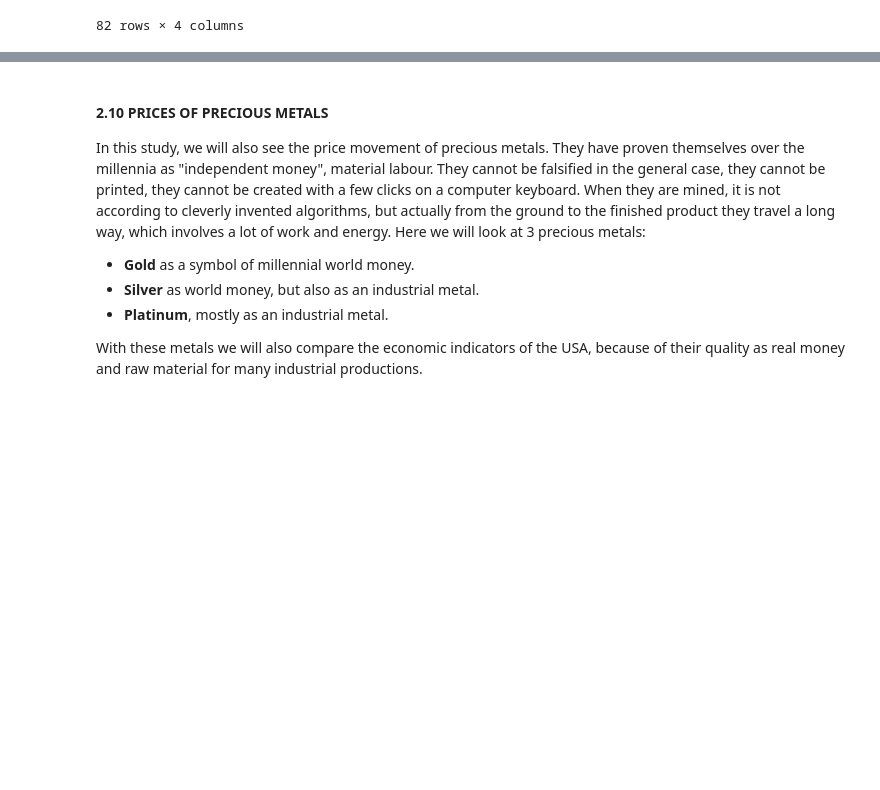
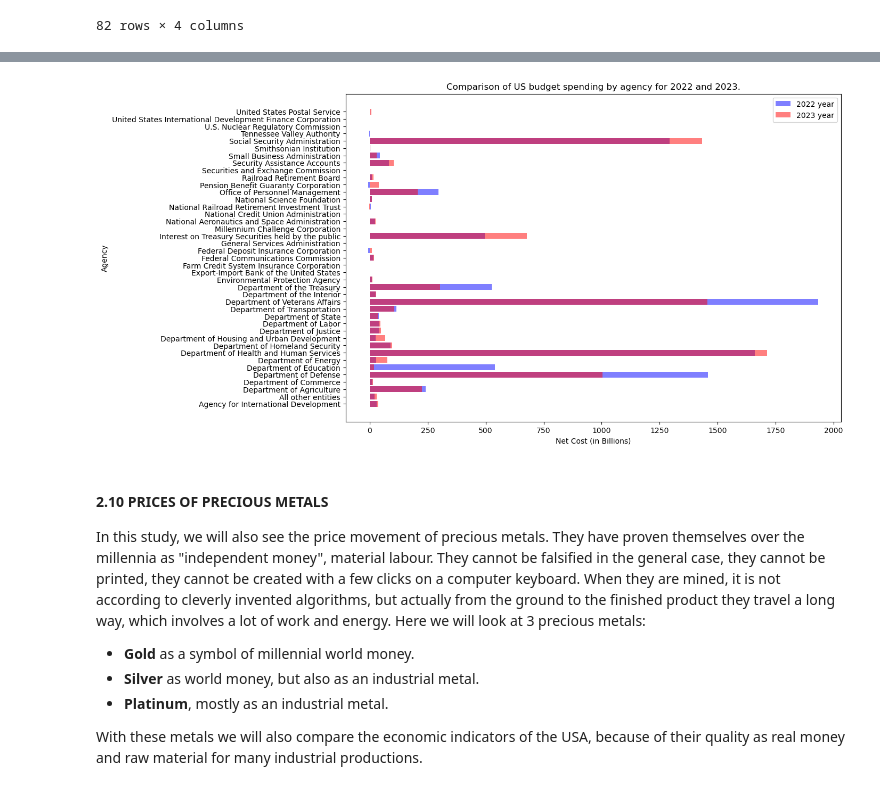
Before and after one commit to Engineer194/Macroeconomic-Analysis-of-the-US-Economy---Part-1, a Jupyter notebook: DATA_Project_v.1.ipynb, the cells around one changed output, grey strips where cells are left out. Cells and saved outputs as stored; diff of their text form; code cells hidden in the pictures; blank space fills up the shorter version.

```diff
--- a/DATA_Project_v.1.ipynb
+++ b/DATA_Project_v.1.ipynb
@@ -583,6 +582,25 @@ desc_stats_top_5
 | Social Security Administration | 2.0 | 1.363450e+12 | 9.807571e+10 | 1.294100e+12 | 1.328775e+12 | 1.363450e+12 | 1.398125e+12 | 1.432800e+12 |
 | Department of Defense | 2.0 | 1.231150e+12 | 3.222286e+11 | 1.003300e+12 | 1.117225e+12 | 1.231150e+12 | 1.345075e+12 | 1.459000e+12 |
 | Interest on Treasury Securities h... | 2.0 | 5.872500e+11 | 1.283399e+11 | 4.965000e+11 | 5.418750e+11 | 5.872500e+11 | 6.326250e+11 | 6.780000e+11 |
+# %%
+# Filter data for 2022 and calculate sum net_cost for each agency.
+sum_net_cost_2022 = budget_filtered[budget_filtered['date'] == 2022].groupby('agency')['net_cost'].sum()
+
+# Filter data for 2023 and calculate sum net_cost for each agency.
+sum_net_cost_2023 = budget_filtered[budget_filtered['date'] == 2023].groupby('agency')['net_cost'].sum()
+
+# Create a horizontal bar plot.
+plt.figure(figsize=(12, 8))
+plt.barh(sum_net_cost_2022.index, sum_net_cost_2022.values / 1_000_000_000, color='b', alpha=0.5, label='2022 year')
+plt.barh(sum_net_cost_2023.index, sum_net_cost_2023.values / 1_000_000_000, color='r', alpha=0.5, label='2023 year')
+
+plt.xlabel('Net Cost (in Billions)')
+plt.ylabel('Agency')
+plt.title('Comparison of US budget spending by agency for 2022 and 2023.')
+plt.legend()
+plt.show()
+# %% [output]
+[figure, added]
 # %% [markdown]
 #### 2.10 PRICES OF PRECIOUS METALS
 
```
Also changed, not shown: parts of 2 cells of this notebook.
